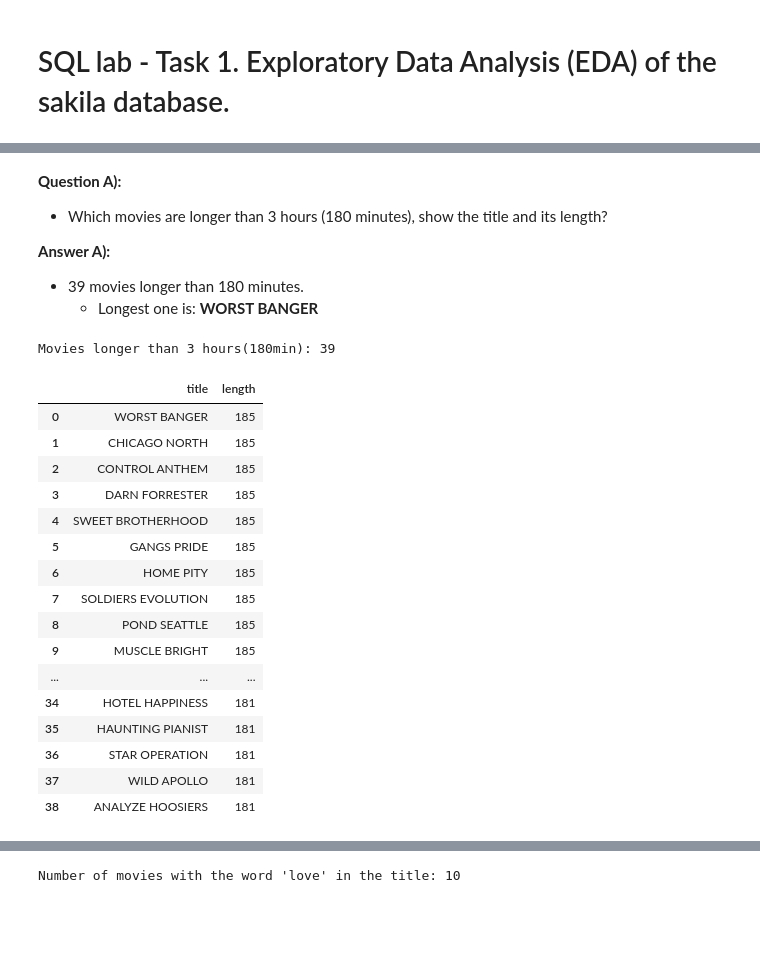
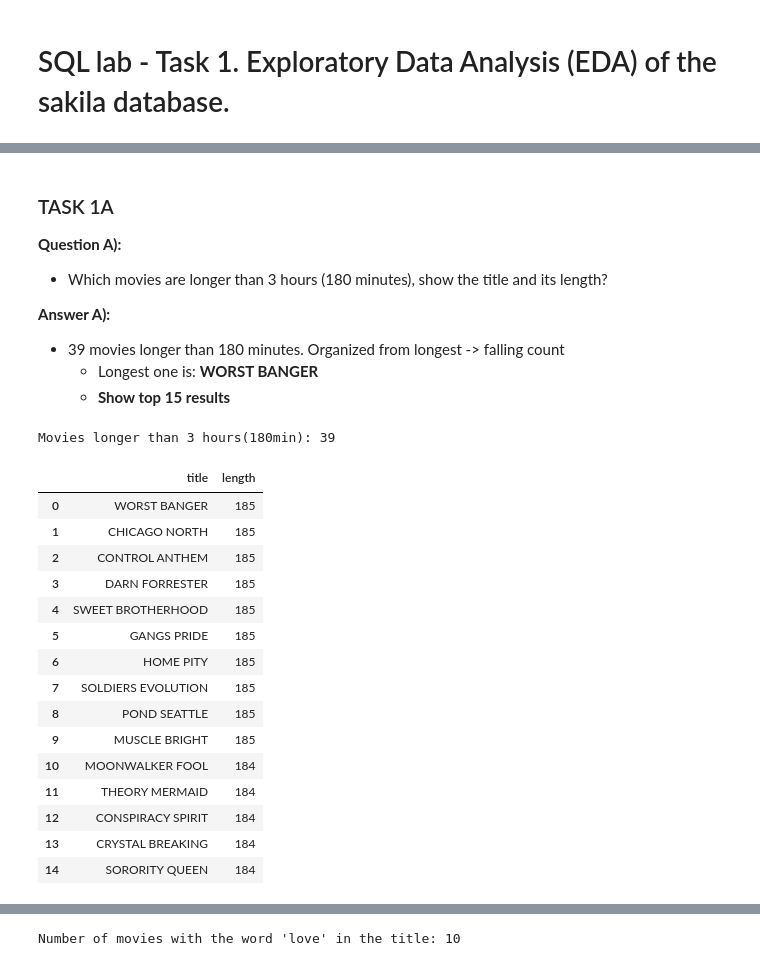
Before and after one commit to JohnnyHyytiainen/lab_sql_DE25_johnny_hyytiainen, a Jupyter notebook: notebooks/lab_sql_sakila_EDA.ipynb, the cells around one changed output, grey strips where cells are left out. Saved outputs shown, nothing was run; the diff lists cells and outputs as text; code cells hidden in the pictures; blank space fills up the shorter version.

Commit message:
feat: SQL lab task 1 EDA - DoD.

```diff
--- a/notebooks/lab_sql_sakila_EDA.ipynb
+++ b/notebooks/lab_sql_sakila_EDA.ipynb
@@ -0,0 +3,14 @@
+# %%
+# Kod: Engelska
+# Kommentarer: Svenska
+from pathlib import Path
+import duckdb
+
+# hitta db relativt till notebook folder
+CWD = Path.cwd() # ..... /lab_sql_DE25_johnny_hyytiainen/notebooks
+DB_PATH = CWD.parent / "db" / "sakila.duckdb"
+
+print("Using Database:", DB_PATH, "Exists?", DB_PATH.exists())
+
+con=duckdb.connect(str(DB_PATH))
+con.sql("SHOW TABLES").df()
@@ -29,43 +73,44 @@
 # %% [markdown]
+### TASK 1A
 **Question A):**
 - Which movies are longer than 3 hours (180 minutes), show the title and its length?
 
 **Answer A):**
-  - 39 movies longer than 180 minutes.
+  - 39 movies longer than 180 minutes. Organized from longest -> falling count
     - Longest one is: **WORST BANGER**
+    - **Show top 15 results**
 # %%
 # Kod: Engelska
 # Kommentarer : Svenska
 query_a = """
 SELECT
     title,
     length
 FROM staging.film
 WHERE length > 180
 ORDER BY length DESC;
 """
 # egen variabel för att även printa ut svaret. variabel = con.sql(query_a).dataframe()
 df_a = con.sql(query_a).df()
 
 print(f"Movies longer than 3 hours(180min): {len(df_a)}")
-df_a
+df_a.head(15)
 # %% [output]
 Movies longer than 3 hours(180min): 39
 |  | title | length |
 | 0 | WORST BANGER | 185 |
 | 1 | CHICAGO NORTH | 185 |
 | 2 | CONTROL ANTHEM | 185 |
 | 3 | DARN FORRESTER | 185 |
 | 4 | SWEET BROTHERHOOD | 185 |
 | 5 | GANGS PRIDE | 185 |
 | 6 | HOME PITY | 185 |
 | 7 | SOLDIERS EVOLUTION | 185 |
 | 8 | POND SEATTLE | 185 |
 | 9 | MUSCLE BRIGHT | 185 |
-| ... | ... | ... |
-| 34 | HOTEL HAPPINESS | 181 |
-| 35 | HAUNTING PIANIST | 181 |
-| 36 | STAR OPERATION | 181 |
-| 37 | WILD APOLLO | 181 |
-| 38 | ANALYZE HOOSIERS | 181 |
+| 10 | MOONWALKER FOOL | 184 |
+| 11 | THEORY MERMAID | 184 |
+| 12 | CONSPIRACY SPIRIT | 184 |
+| 13 | CRYSTAL BREAKING | 184 |
+| 14 | SORORITY QUEEN | 184 |
 # %% [markdown]
```
Also changed, not shown: parts of 26 cells of this notebook.
